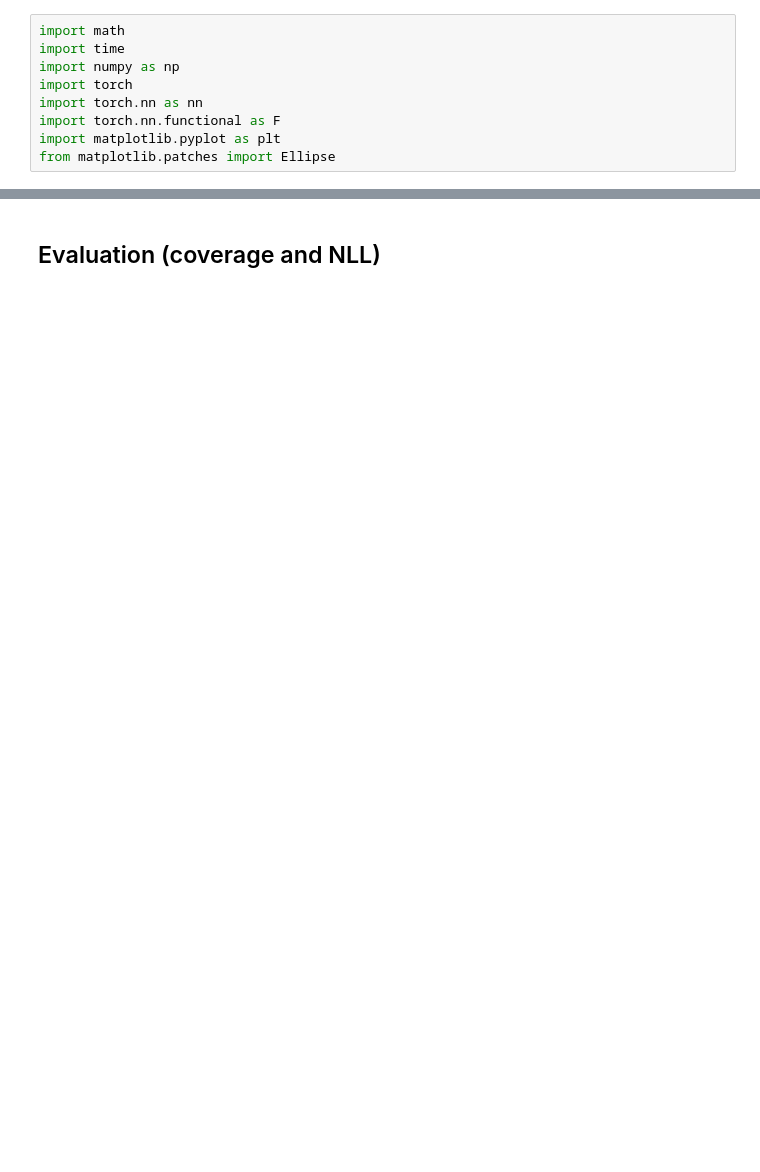
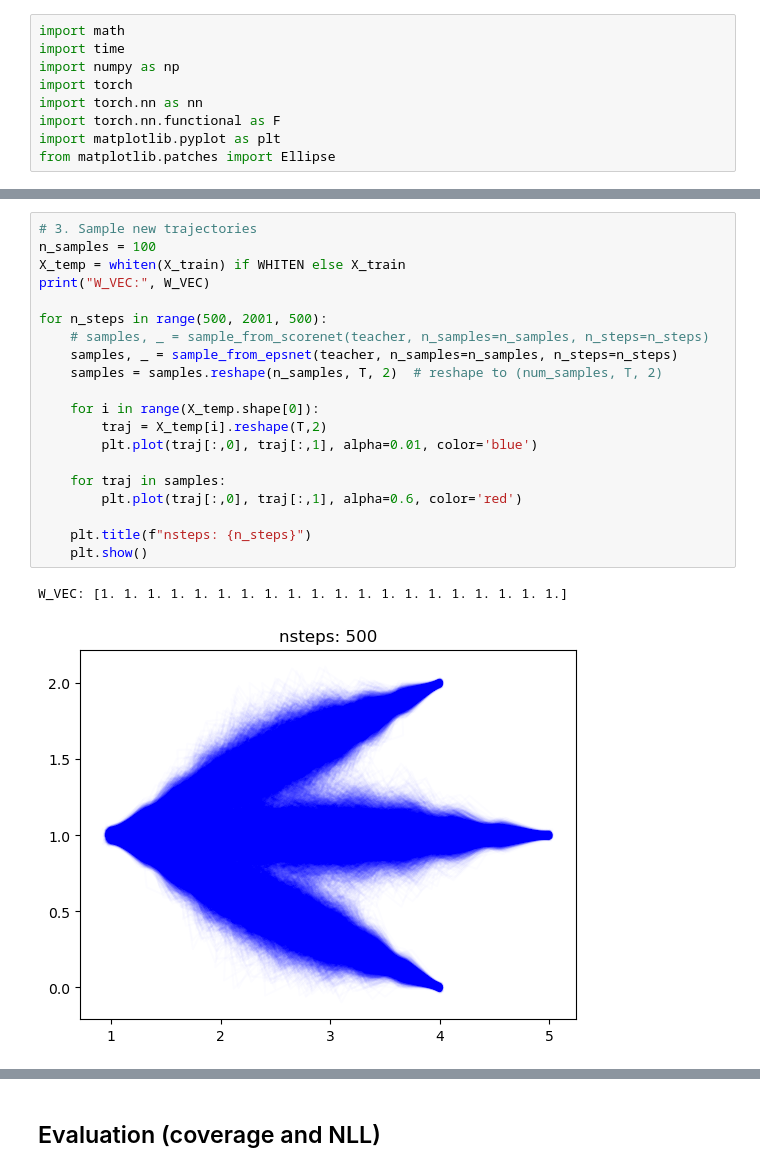
Before and after one commit to jyue487/flow-uncertainty, a Jupyter notebook: FlowUncertainty_v8_zw.ipynb, the cells around one changed output, grey strips where cells are left out. Saved outputs shown, nothing was run; the diff lists cells and outputs as text; blank space fills up the shorter version.

```diff
--- a/FlowUncertainty_v8_zw.ipynb
+++ b/FlowUncertainty_v8_zw.ipynb
@@ -1185 +1356,24 @@ print(f"\n[TRAINING COMPLETE] Score net and precision head trained on {X_train_f
 [TRAINING COMPLETE] Score net and precision head trained on 25000 samples
+# %%
+# 3. Sample new trajectories
+n_samples = 100
+X_temp = whiten(X_train) if WHITEN else X_train
+print("W_VEC:", W_VEC)
+
+for n_steps in range(500, 2001, 500):
+    # samples, _ = sample_from_scorenet(teacher, n_samples=n_samples, n_steps=n_steps)
+    samples, _ = sample_from_epsnet(teacher, n_samples=n_samples, n_steps=n_steps)
+    samples = samples.reshape(n_samples, T, 2)  # reshape to (num_samples, T, 2)
+
+    for i in range(X_temp.shape[0]):
+        traj = X_temp[i].reshape(T,2)
+        plt.plot(traj[:,0], traj[:,1], alpha=0.01, color='blue')
+
+    for traj in samples:
+        plt.plot(traj[:,0], traj[:,1], alpha=0.6, color='red')
+
+    plt.title(f"nsteps: {n_steps}")
+    plt.show()
+# %% [output]
+W_VEC: [1. 1. 1. 1. 1. 1. 1. 1. 1. 1. 1. 1. 1. 1. 1. 1. 1. 1. 1. 1.]
+[figure, added]
```
Also changed, not shown: parts of 15 cells of this notebook, 3 other files.
